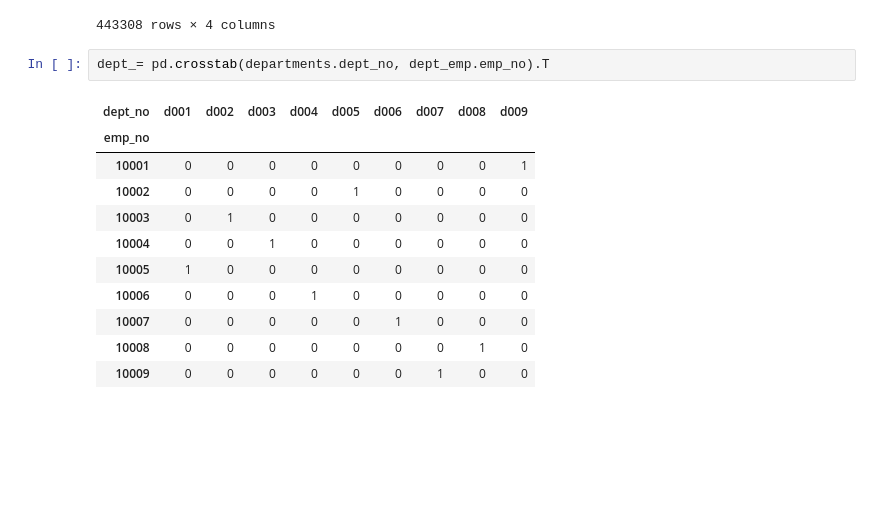
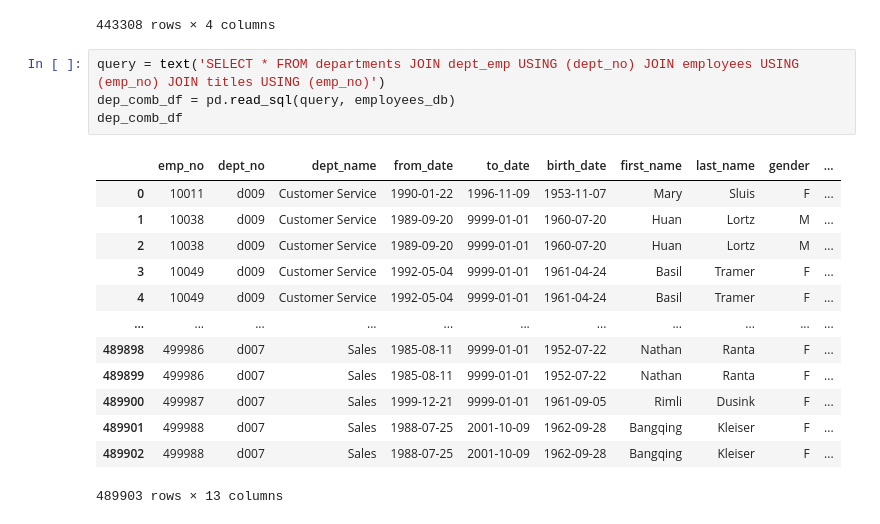
Before and after one commit to Ramiro-Lopez/numpy-pandas-visualization-exercises, a Jupyter notebook: advanced_dataframes.ipynb, the cells around one changed output. Saved outputs shown, nothing was run; the diff lists cells and outputs as text; blank space fills up the shorter version.

```diff
--- a/advanced_dataframes.ipynb
+++ b/advanced_dataframes.ipynb
@@ -637,17 +637,21 @@ titles
 | 443306 | 499998 | Staff | 1993-12-27 | 1998-12-27 |
 | 443307 | 499999 | Engineer | 1997-11-30 | 9999-01-01 |
 443308 rows × 4 columns
-# %%
-dept_= pd.crosstab(departments.dept_no, dept_emp.emp_no).T
-# %% [output]
-| dept_no | d001 | d002 | d003 | d004 | d005 | d006 | d007 | d008 | d009 |
-| emp_no |  |  |  |  |  |  |  |  |  |
-| 10001 | 0 | 0 | 0 | 0 | 0 | 0 | 0 | 0 | 1 |
-| 10002 | 0 | 0 | 0 | 0 | 1 | 0 | 0 | 0 | 0 |
-| 10003 | 0 | 1 | 0 | 0 | 0 | 0 | 0 | 0 | 0 |
-| 10004 | 0 | 0 | 1 | 0 | 0 | 0 | 0 | 0 | 0 |
-| 10005 | 1 | 0 | 0 | 0 | 0 | 0 | 0 | 0 | 0 |
-| 10006 | 0 | 0 | 0 | 1 | 0 | 0 | 0 | 0 | 0 |
-| 10007 | 0 | 0 | 0 | 0 | 0 | 1 | 0 | 0 | 0 |
-| 10008 | 0 | 0 | 0 | 0 | 0 | 0 | 0 | 1 | 0 |
-| 10009 | 0 | 0 | 0 | 0 | 0 | 0 | 1 | 0 | 0 |
+# %%
+query = text('SELECT * FROM departments JOIN dept_emp USING (dept_no) JOIN employees USING (emp_no) JOIN titles USING (emp_no)')
+dep_comb_df = pd.read_sql(query, employees_db)
+dep_comb_df
+# %% [output]
+|  | emp_no | dept_no | dept_name | from_date | to_date | birth_date | first_name | last_name | gender | ... |
+| 0 | 10011 | d009 | Customer Service | 1990-01-22 | 1996-11-09 | 1953-11-07 | Mary | Sluis | F | ... |
+| 1 | 10038 | d009 | Customer Service | 1989-09-20 | 9999-01-01 | 1960-07-20 | Huan | Lortz | M | ... |
+| 2 | 10038 | d009 | Customer Service | 1989-09-20 | 9999-01-01 | 1960-07-20 | Huan | Lortz | M | ... |
+| 3 | 10049 | d009 | Customer Service | 1992-05-04 | 9999-01-01 | 1961-04-24 | Basil | Tramer | F | ... |
+| 4 | 10049 | d009 | Customer Service | 1992-05-04 | 9999-01-01 | 1961-04-24 | Basil | Tramer | F | ... |
+| ... | ... | ... | ... | ... | ... | ... | ... | ... | ... | ... |
+| 489898 | 499986 | d007 | Sales | 1985-08-11 | 9999-01-01 | 1952-07-22 | Nathan | Ranta | F | ... |
+| 489899 | 499986 | d007 | Sales | 1985-08-11 | 9999-01-01 | 1952-07-22 | Nathan | Ranta | F | ... |
+| 489900 | 499987 | d007 | Sales | 1999-12-21 | 9999-01-01 | 1961-09-05 | Rimli | Dusink | F | ... |
+| 489901 | 499988 | d007 | Sales | 1988-07-25 | 2001-10-09 | 1962-09-28 | Bangqing | Kleiser | F | ... |
+| 489902 | 499988 | d007 | Sales | 1988-07-25 | 2001-10-09 | 1962-09-28 | Bangqing | Kleiser | F | ... |
+489903 rows × 13 columns
```
Also changed, not shown: parts of 7 cells of this notebook.
